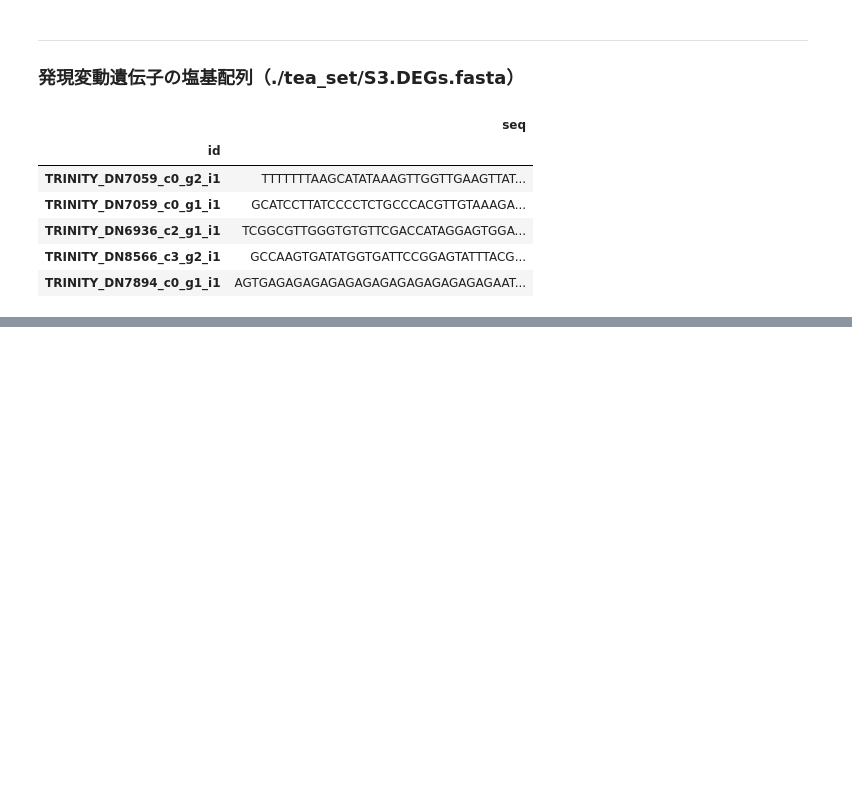
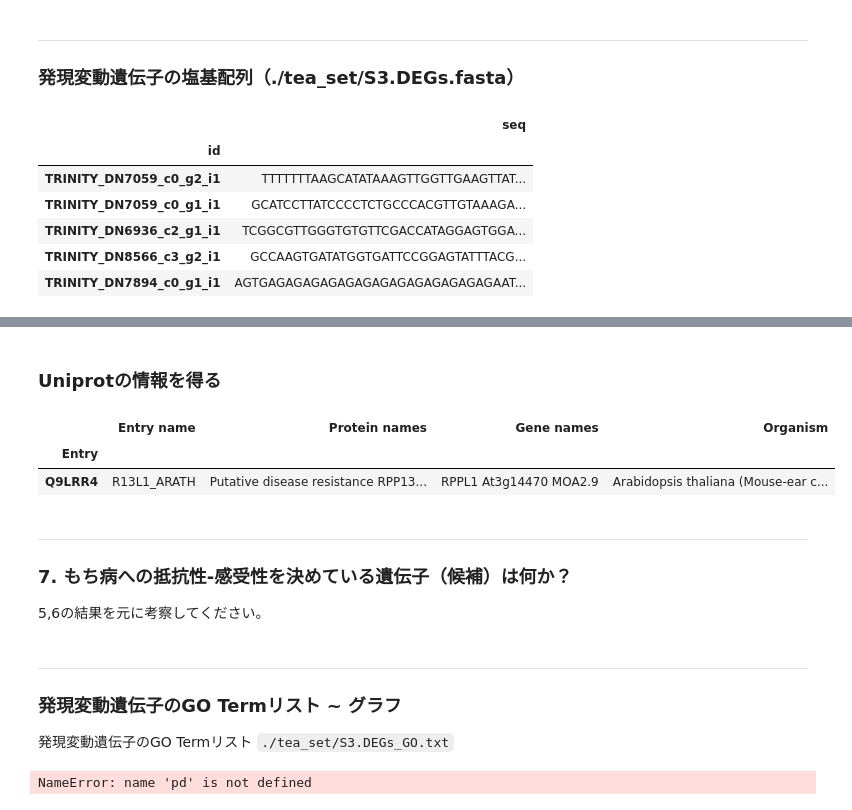
Before and after one commit to CropEvol/remote_py3, a Jupyter notebook: ILAS/07_RNA-seq_example_TeaBlisterBlight.ipynb, the cells around one changed output, grey strips where cells are left out. Saved outputs shown, nothing was run; the diff lists cells and outputs as text; code cells hidden in the pictures; blank space fills up the shorter version.

```diff
--- a/ILAS/07_RNA-seq_example_TeaBlisterBlight.ipynb
+++ b/ILAS/07_RNA-seq_example_TeaBlisterBlight.ipynb
@@ -146,0 +294,79 @@ rn.ncbi_blast(BLASTの種類, 塩基配列)
+# %% [markdown]
+### Uniprotの情報を得る
+# %%
+Entry_Name = 'R13L1_ARATH'
+
+def uniprot_search(Entry_Name):
+    import pandas as pd
+    import os
+    import urllib.request, urllib.parse
+
+
+    url = 'https://www.uniprot.org/uniprot/'
+    params = {
+        'query'  : 'mnemonic:' + Entry_Name,
+        'sort'   : 'score',
+        'columns': 'id,entry name,protein names,genes,organism',
+        'format' : 'tab',
+    }
+
+    req = urllib.request.Request('{}?{}'.format(url, urllib.parse.urlencode(params)))
+
+    with urllib.request.urlopen(req) as res:
+        body = res.read()
+
+        if not body:
+            print(body)
+
+        else:
+            with open('temp.txt', 'w') as f_tmp:
+                f_tmp.write(body.decode())
+            df = pd.read_csv('temp.txt', sep='\t', header=0, index_col=0)
+            os.remove('temp.txt')
+            return df
+
+uniprot_search(Entry_Name)
+# %% [output]
+|  | Entry name | Protein names | Gene names | Organism |
+| Entry |  |  |  |  |
+| Q9LRR4 | R13L1_ARATH | Putative disease resistance RPP13... | RPPL1 At3g14470 MOA2.9 | Arabidopsis thaliana (Mouse-ear c... |
+# %% [markdown]
+---
+### 7. もち病への抵抗性-感受性を決めている遺伝子（候補）は何か？
+5,6の結果を元に考察してください。
+# %% [markdown]
+---
+### 発現変動遺伝子のGO Termリスト ~ グラフ
+
+発現変動遺伝子のGO Termリスト `./tea_set/S3.DEGs_GO.txt`
+# %%
+# 読み込み
+df_GO = pd.read_csv('./tea_set/S3.DEGs_GO.txt', sep='\t', header=-1, index_col=0, names=['GO'])
+
+subR_GO = pd.merge(subR, df_GO, left_index=True, right_index=True, how='inner')
+subS_GO = pd.merge(subS, df_GO, left_index=True, right_index=True, how='inner')
+
+#---
+# カウント
+import count_go as cg
+
+subR_count = cg.count_go(subR_GO)
+subS_count = cg.count_go(subS_GO)
+
+count = pd.merge(subR_count, subS_count, left_index=True, right_index=True, how='outer').fillna(0)
+count.columns = ['S3_RG', 'S3_SG']
+
+#---
+import matplotlib
+import matplotlib.pyplot as plt
+plt.style.use('ggplot')
+%matplotlib inline
+
+g = count.plot.barh(
+    y=count.columns,
+    alpha=0.6,
+    figsize=(9,int(len(count)*0.2)),
+)
+g.tick_params(labelsize=8)
+# %% [output]
+NameError: name 'pd' is not defined
```
Also changed, not shown: parts of 16 cells of this notebook, 3 other files.
